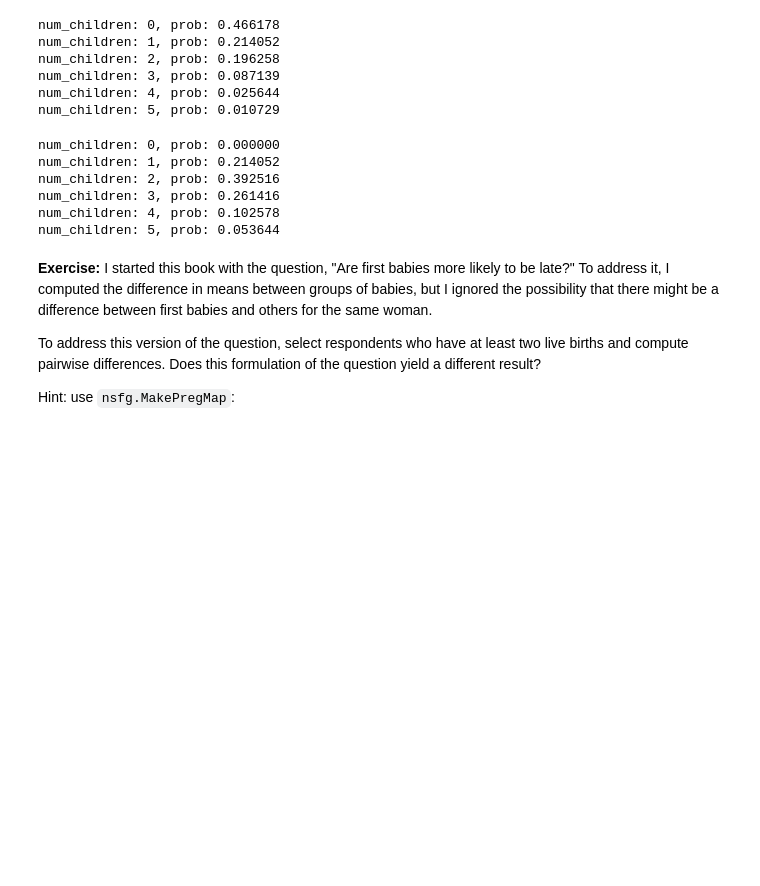
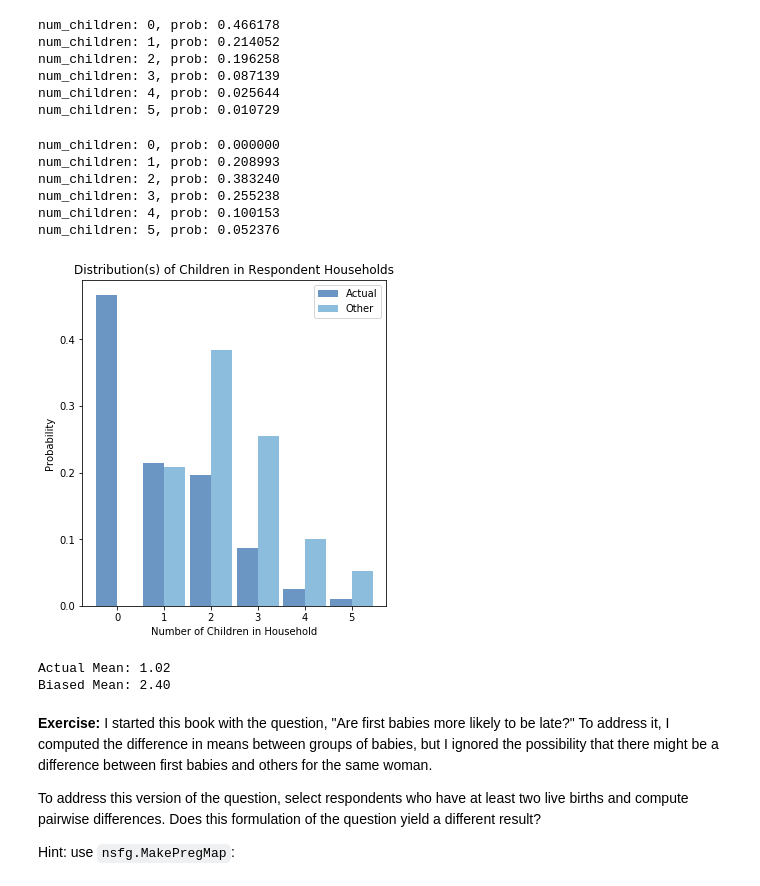
Before and after one commit to esm2000/Think_Stats_2, a Jupyter notebook: code/chap03ex.ipynb, the cells around one changed output. Cells and saved outputs as stored; diff of their text form; code cells hidden in the pictures; blank space fills up the shorter version.

Commit message:
graph distributions and compute means

```diff
--- a/code/chap03ex.ipynb
+++ b/code/chap03ex.ipynb
@@ -322,7 +322,7 @@ Plot the actual and biased distributions, and compute their means.
 # %%
 resp = nsfg.ReadFemResp()
 # %%
-actual_pmf = thinkstats2.Pmf(resp['numkdhh'])
+actual_pmf = thinkstats2.Pmf(resp['numkdhh'], label = 'Actual')
 for x, p in actual_pmf.Items():
     print('num_children: %d, prob: %f' % (x, p))
 # %% [output]
@@ -333,17 +333,19 @@ num_children: 3, prob: 0.087139
 num_children: 4, prob: 0.025644
 num_children: 5, prob: 0.010729
 # %%
-biased_pmf = actual_pmf.Copy()
+biased_pmf = actual_pmf.Copy(label = 'Other')
 
 for x, p in biased_pmf.Items():
     biased_pmf.Mult(x, x)
 
+biased_pmf.Normalize()
+
 for x, p in biased_pmf.Items():
     print('num_children: %d, prob: %f' % (x, p))
 # %% [output]
 num_children: 0, prob: 0.000000
-num_children: 1, prob: 0.214052
-num_children: 2, prob: 0.392516
-num_children: 3, prob: 0.261416
-num_children: 4, prob: 0.102578
-num_children: 5, prob: 0.053644
+num_children: 1, prob: 0.208993
+num_children: 2, prob: 0.383240
+num_children: 3, prob: 0.255238
+num_children: 4, prob: 0.100153
+num_children: 5, prob: 0.052376
@@ -358,3 +352,18 @@ num_children: 5, prob: 0.053644
+# %%
+thinkplot.PrePlot(2, cols = 2)
+thinkplot.Hist(actual_pmf, align = 'right', width = width)
+thinkplot.Hist(biased_pmf, align = 'left', width = width)
+thinkplot.Config(xlabel = 'Number of Children in Household',
+                 ylabel = 'Probability',
+                 title = 'Distribution(s) of Children in Respondent Households')
+# %% [output]
+[figure, added]
+# %%
+print('Actual Mean: %.02f' % (round(actual_pmf.Mean(), 2)))
+print('Biased Mean: %.02f' % (round(biased_pmf.Mean(), 2)))
+# %% [output]
+Actual Mean: 1.02
+Biased Mean: 2.40
 # %% [markdown]
 **Exercise:** I started this book with the question, "Are first babies more likely to be late?" To address it, I computed the difference in means between groups of babies, but I ignored the possibility that there might be a difference between first babies and others for the same woman.
 
```
Also changed, not shown: parts of 4 cells of this notebook.
